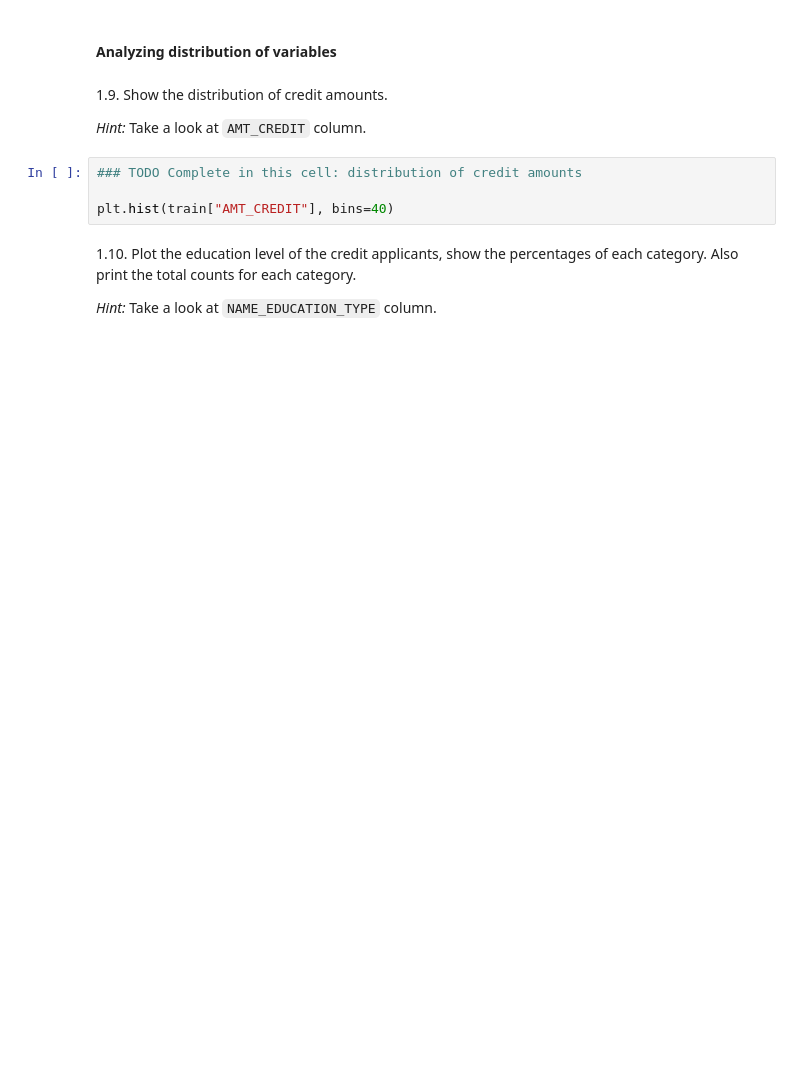
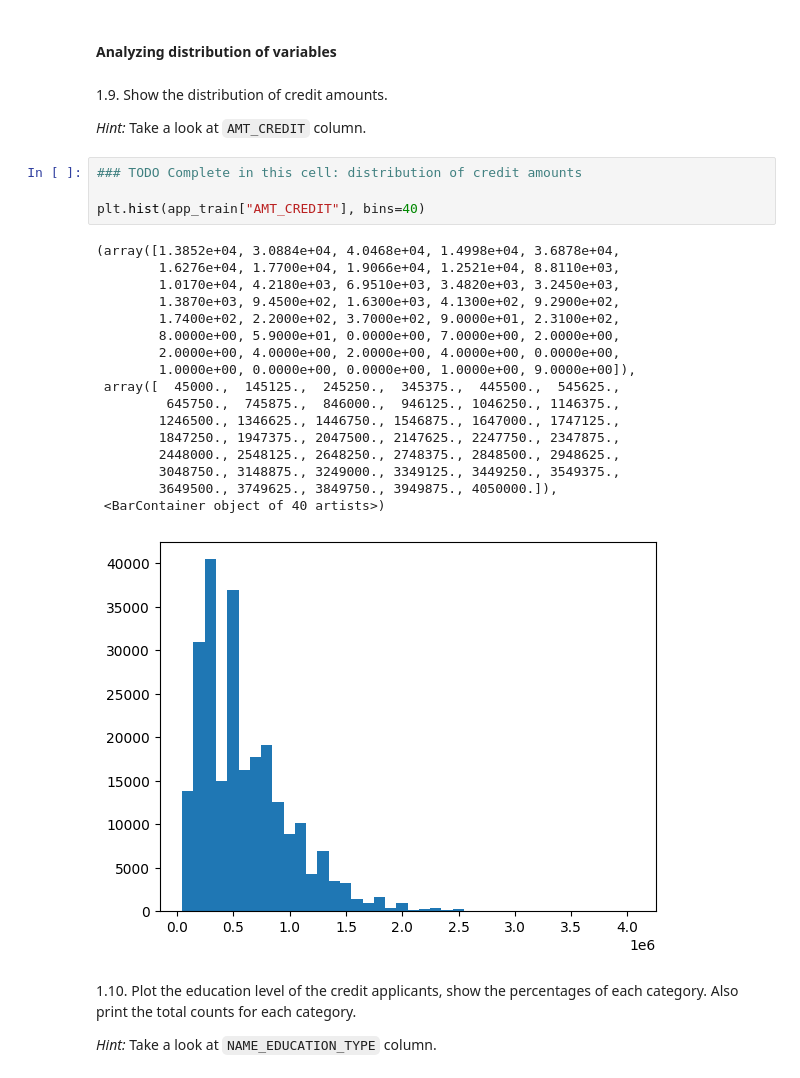
Before and after one commit to rogerreys/AnyOne, a Jupyter notebook: AnyoneAI - Sprint Project 02.ipynb, the cells around one changed output. Cells and saved outputs as stored; diff of their text form; blank space fills up the shorter version.

```diff
--- a/AnyoneAI - Sprint Project 02.ipynb
+++ b/AnyoneAI - Sprint Project 02.ipynb
@@ -218,7 +244,25 @@ dtype: int64
 # %%
 ### TODO Complete in this cell: distribution of credit amounts
 
-plt.hist(train["AMT_CREDIT"], bins=40)
+plt.hist(app_train["AMT_CREDIT"], bins=40)
+# %% [output]
+(array([1.3852e+04, 3.0884e+04, 4.0468e+04, 1.4998e+04, 3.6878e+04,
+        1.6276e+04, 1.7700e+04, 1.9066e+04, 1.2521e+04, 8.8110e+03,
+        1.0170e+04, 4.2180e+03, 6.9510e+03, 3.4820e+03, 3.2450e+03,
+        1.3870e+03, 9.4500e+02, 1.6300e+03, 4.1300e+02, 9.2900e+02,
+        1.7400e+02, 2.2000e+02, 3.7000e+02, 9.0000e+01, 2.3100e+02,
+        8.0000e+00, 5.9000e+01, 0.0000e+00, 7.0000e+00, 2.0000e+00,
+        2.0000e+00, 4.0000e+00, 2.0000e+00, 4.0000e+00, 0.0000e+00,
+        1.0000e+00, 0.0000e+00, 0.0000e+00, 1.0000e+00, 9.0000e+00]),
+ array([  45000.,  145125.,  245250.,  345375.,  445500.,  545625.,
+         645750.,  745875.,  846000.,  946125., 1046250., 1146375.,
+        1246500., 1346625., 1446750., 1546875., 1647000., 1747125.,
+        1847250., 1947375., 2047500., 2147625., 2247750., 2347875.,
+        2448000., 2548125., 2648250., 2748375., 2848500., 2948625.,
+        3048750., 3148875., 3249000., 3349125., 3449250., 3549375.,
+        3649500., 3749625., 3849750., 3949875., 4050000.]),
+ <BarContainer object of 40 artists>)
+[figure, added]
 # %% [markdown]
 1.10. Plot the education level of the credit applicants, show the percentages of each category. Also print the total counts for each category.
 
```
Also changed, not shown: parts of 22 cells of this notebook.
